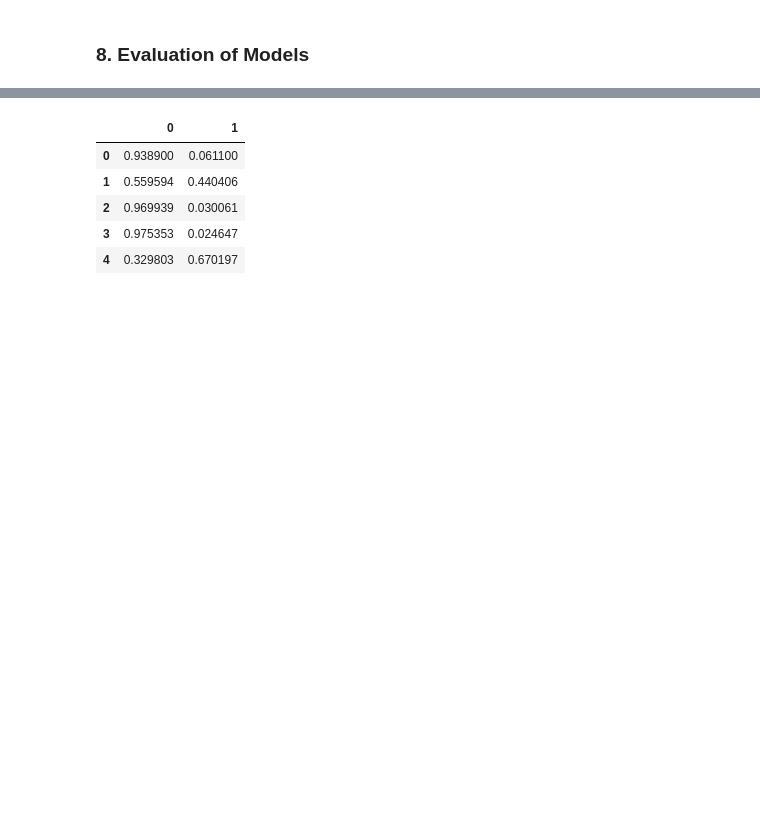
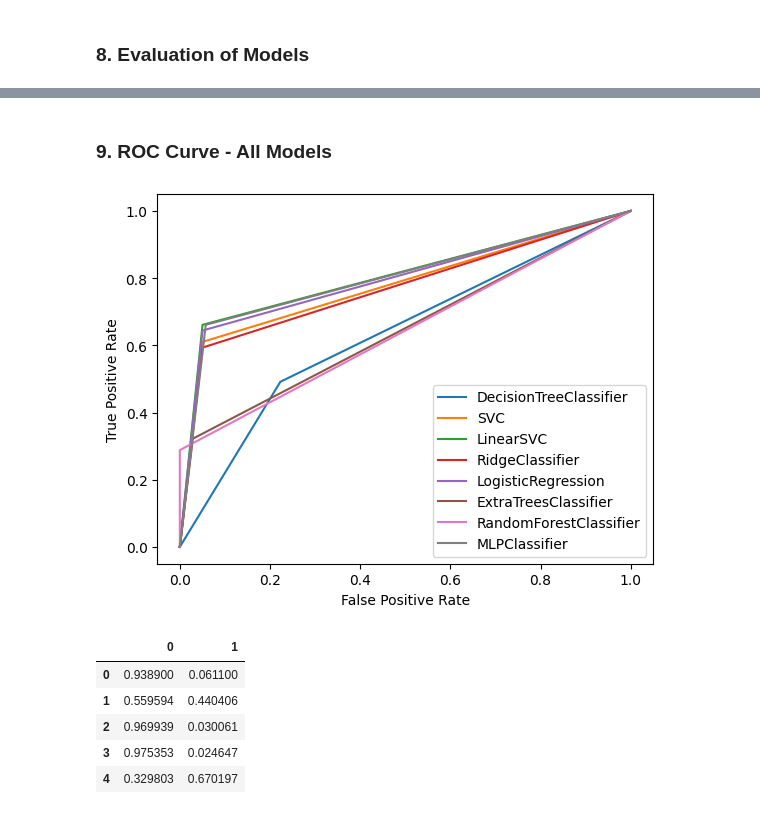
Before and after one commit to hksantosh/sscm, a Jupyter notebook: capstone/Intelligent_Supplier_Selection.ipynb, the cells around one changed output, grey strips where cells are left out. Saved outputs shown, nothing was run; the diff lists cells and outputs as text; code cells hidden in the pictures; blank space fills up the shorter version.

```diff
--- a/capstone/Intelligent_Supplier_Selection.ipynb
+++ b/capstone/Intelligent_Supplier_Selection.ipynb
@@ -162,6 +185,8 @@ DF = pd.concat([DF.drop(columns=['Reputation']),encoded_frame.drop(columns=['Rep
 # %%
 # splitting the data into features and target
-X = DF.drop(['Supplier’s default'], axis=1)
+# X = DF.drop(columns=['Financial stability', 'Technical expertise', 'Responsiveness' ,'Supplier’s default'])
+# X = DF.drop(columns=['Financial stability', 'Supplier’s default'])
+X = DF.drop(columns=['Supplier’s default'])
 Y = DF['Supplier’s default']
 # %%
 # split into train and test data
@@ -172,6 +197,7 @@ X_train, X_test, Y_train, Y_test = train_test_split(X, Y, test_size = 0.2, rando
 ### 7. Explore Different Models
 # %%
 models = [tree.DecisionTreeClassifier(), svm.SVC(), svm.LinearSVC(), RidgeClassifier(), LogisticRegression(),
+            ExtraTreesClassifier(), RandomForestClassifier(),
             MLPClassifier(solver='lbfgs', alpha=1e-5, hidden_layer_sizes=(5, 2), random_state=1, max_iter=9999)]
 # %% [markdown]
 ### 8. Evaluation of Models
@@ -190,0 +204,23 @@ MLPClassifier - F1 Score: 0.74
+# %%
+metrics_df = pd.DataFrame()
+predictions = {}
+
+for model in models:
+  name = type(model).__name__
+  model.fit(X_train, Y_train)
+  prediction = model.predict(X_test)
+  tn, fp, fn, tp = metrics.confusion_matrix(Y_test, prediction).ravel()
+  sensitivity = tp / (tp+fn)
+  specificity = tn / (tn+fp)
+  predictions[name] = prediction
+  fpr, tpr, _ = metrics.roc_curve(Y_test, prediction)
+
+  metrics_df.at[name,'Accuracy'] = metrics.accuracy_score(Y_test, prediction)
+  metrics_df.at[name,'Sensitivity'] = sensitivity
+  metrics_df.at[name,'Specificity'] = specificity
+  metrics_df.at[name,'AUC'] = metrics.roc_auc_score(Y_test, prediction)
+  metrics_df.at[name,'F1'] = metrics.f1_score(Y_test, prediction)
+  metrics_df.at[name,'fpr_0'], metrics_df.at[name,'fpr_1'], metrics_df.at[name,'fpr_2']  = fpr
+  metrics_df.at[name,'tpr_0'], metrics_df.at[name,'tpr_1'], metrics_df.at[name,'tpr_2']  = tpr
+
+display(round(metrics_df,2))
@@ -191,3 +237,19 @@ MLPClassifier - F1 Score: 0.74
+# %% [markdown]
+### 9. ROC Curve - All Models
+# %%
+fig, ax = plt.subplots()
+
+for model in models:
+  name = type(model).__name__
+  metrics.RocCurveDisplay(
+      fpr=[metrics_df.at[name,'fpr_0'],metrics_df.at[name,'fpr_1'],metrics_df.at[name,'fpr_2']],
+      tpr=[metrics_df.at[name,'tpr_0'],metrics_df.at[name,'tpr_1'],metrics_df.at[name,'tpr_2']]
+    ).plot(ax=ax)
+
+plt.legend(metrics_df.index)
+plt.show()
+# %% [output]
+[figure, added]
 # %%
 new_df = pd.read_csv('new-supplier-data.csv')
 new_df = new_df.set_index('Supplier ID')
```
Also changed, not shown: parts of 4 cells of this notebook.
